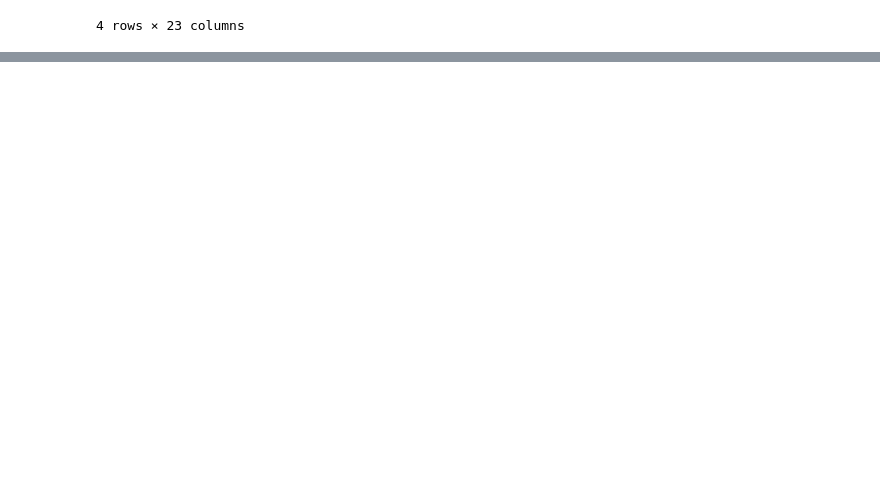
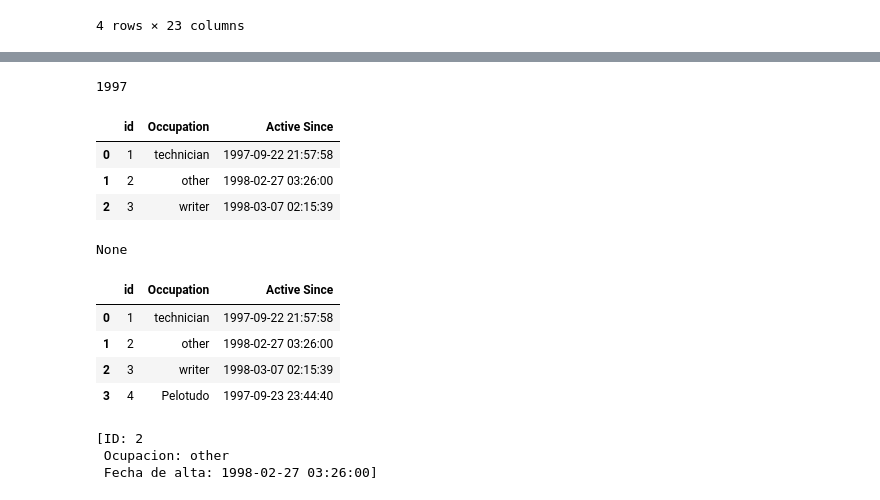
Before and after one commit to jgonzet/DeepLearning_TP1, a Jupyter notebook: Scripts/data_preparation.ipynb, the cells around one changed output, grey strips where cells are left out. Saved outputs shown, nothing was run; the diff lists cells and outputs as text; code cells hidden in the pictures; blank space fills up the shorter version.

```diff
--- a/Scripts/data_preparation.ipynb
+++ b/Scripts/data_preparation.ipynb
@@ -215,0 +308,30 @@ pelis_short
+# %%
+x = '1997-09-22 21:57:58'
+datetime.strptime(x,'%Y-%m-%d %H:%M:%S').year
+# %% [output]
+1997
+# %%
+users_db = Usuario.create_df_from_csv("../Data/usuarios.csv")
+users_short = users_db.head(3)
+users_short
+# %% [output]
+|  | id | Occupation | Active Since |
+| 0 | 1 | technician | 1997-09-22 21:57:58 |
+| 1 | 2 | other | 1998-02-27 03:26:00 |
+| 2 | 3 | writer | 1998-03-07 02:15:39 |
+# %%
+user.write_df(users_short);
+users_short
+# %% [output]
+None
+|  | id | Occupation | Active Since |
+| 0 | 1 | technician | 1997-09-22 21:57:58 |
+| 1 | 2 | other | 1998-02-27 03:26:00 |
+| 2 | 3 | writer | 1998-03-07 02:15:39 |
+| 3 | 4 | Pelotudo | 1997-09-23 23:44:40 |
+# %%
+Usuario.get_from_df(users_short,ocupaciones =['other','Pelotudo'],fechas= ["1998-01-06 02:15:39","1999-02-28 02:15:39"])
+# %% [output]
+[ID: 2
+ Ocupacion: other
+ Fecha de alta: 1998-02-27 03:26:00]
```
Also changed, not shown: parts of 16 cells of this notebook, 1 other file.
